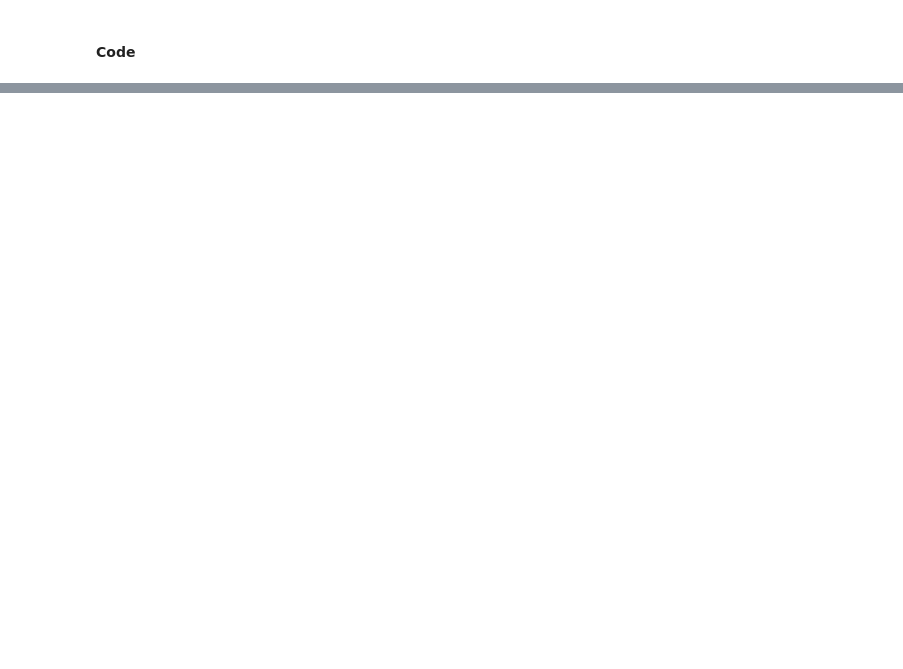
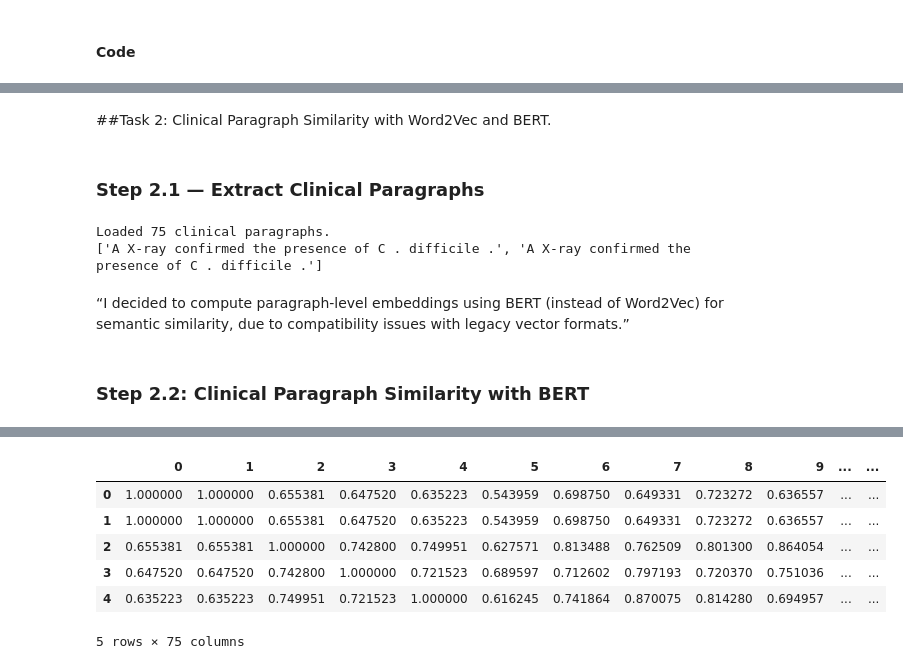
Before and after one commit to imoore2025/CISC488-Final-Project, a Jupyter notebook: Clinical NER.ipynb, the cells around one changed output, grey strips where cells are left out. Drawn from its saved outputs; the diff is of its cells as text; code cells hidden in the pictures; blank space fills up the shorter version.

```diff
--- a/Clinical NER.ipynb
+++ b/Clinical NER.ipynb
@@ -278,0 +373,37 @@ TypeError: TrainingArguments.__init__() got an unexpected keyword argument 'eval
+# %% [markdown]
+##Task 2: Clinical Paragraph Similarity with Word2Vec and BERT.
+# %% [markdown]
+### Step 2.1 — Extract Clinical Paragraphs
+# %%
+import pandas as pd
+
+# Re-load CSV (or reuse if already loaded)
+df = pd.read_csv("synthetic_clinical_ner_dataset.csv")
+df.fillna('', inplace=True)
+
+# Rebuild paragraphs
+paragraphs = []
+current_sentence = []
+
+for _, row in df.iterrows():
+    token = row['Token']
+    if token == '':
+        if current_sentence:
+            paragraphs.append(" ".join(current_sentence))
+            current_sentence = []
+    else:
+        current_sentence.append(token)
+
+# Add last sentence if missed
+if current_sentence:
+    paragraphs.append(" ".join(current_sentence))
+
+print(f"Loaded {len(paragraphs)} clinical paragraphs.")
+print(paragraphs[:2])  # Preview first 2
+# %% [output]
+Loaded 75 clinical paragraphs.
+['A X-ray confirmed the presence of C . difficile .', 'A X-ray confirmed the presence of C . difficile .']
+# %% [markdown]
+“I decided to compute paragraph-level embeddings using BERT (instead of Word2Vec) for semantic similarity, due to compatibility issues with legacy vector formats.”
+# %% [markdown]
+### Step 2.2: Clinical Paragraph Similarity with BERT
@@ -278,0 +412,32 @@ TypeError: TrainingArguments.__init__() got an unexpected keyword argument 'eval
+# %%
+from transformers import BertTokenizer, BertModel
+import torch
+import numpy as np
+from sklearn.metrics.pairwise import cosine_similarity
+
+# Load tokenizer and model
+tokenizer = BertTokenizer.from_pretrained('bert-base-uncased')
+model = BertModel.from_pretrained('bert-base-uncased')
+model.eval()  # Disable dropout
+
+# Function to get BERT [CLS] or mean embeddings
+def get_bert_embedding(text):
+    inputs = tokenizer(text, return_tensors='pt', truncation=True, padding=True)
+    with torch.no_grad():
+        outputs = model(**inputs)
+    last_hidden_state = outputs.last_hidden_state
+    # Mean pooling
+    embedding = last_hidden_state.mean(dim=1).squeeze().numpy()
+    return embedding
+
+# Compute embeddings for each clinical paragraph
+bert_embeddings = np.array([get_bert_embedding(p) for p in paragraphs])
+
+# Compute cosine similarity matrix
+bert_cosine_sim = cosine_similarity(bert_embeddings)
+
+# Preview as DataFrame
+import pandas as pd
+similarity_df = pd.DataFrame(bert_cosine_sim)
+similarity_df.head()
+# %% [output]
@@ -278,0 +446,7 @@ TypeError: TrainingArguments.__init__() got an unexpected keyword argument 'eval
+|  | 0 | 1 | 2 | 3 | 4 | 5 | 6 | 7 | 8 | 9 | ... | ... |
+| 0 | 1.000000 | 1.000000 | 0.655381 | 0.647520 | 0.635223 | 0.543959 | 0.698750 | 0.649331 | 0.723272 | 0.636557 | ... | ... |
+| 1 | 1.000000 | 1.000000 | 0.655381 | 0.647520 | 0.635223 | 0.543959 | 0.698750 | 0.649331 | 0.723272 | 0.636557 | ... | ... |
+| 2 | 0.655381 | 0.655381 | 1.000000 | 0.742800 | 0.749951 | 0.627571 | 0.813488 | 0.762509 | 0.801300 | 0.864054 | ... | ... |
+| 3 | 0.647520 | 0.647520 | 0.742800 | 1.000000 | 0.721523 | 0.689597 | 0.712602 | 0.797193 | 0.720370 | 0.751036 | ... | ... |
+| 4 | 0.635223 | 0.635223 | 0.749951 | 0.721523 | 1.000000 | 0.616245 | 0.741864 | 0.870075 | 0.814280 | 0.694957 | ... | ... |
+5 rows × 75 columns
```
Also changed, not shown: parts of 32 cells of this notebook.
